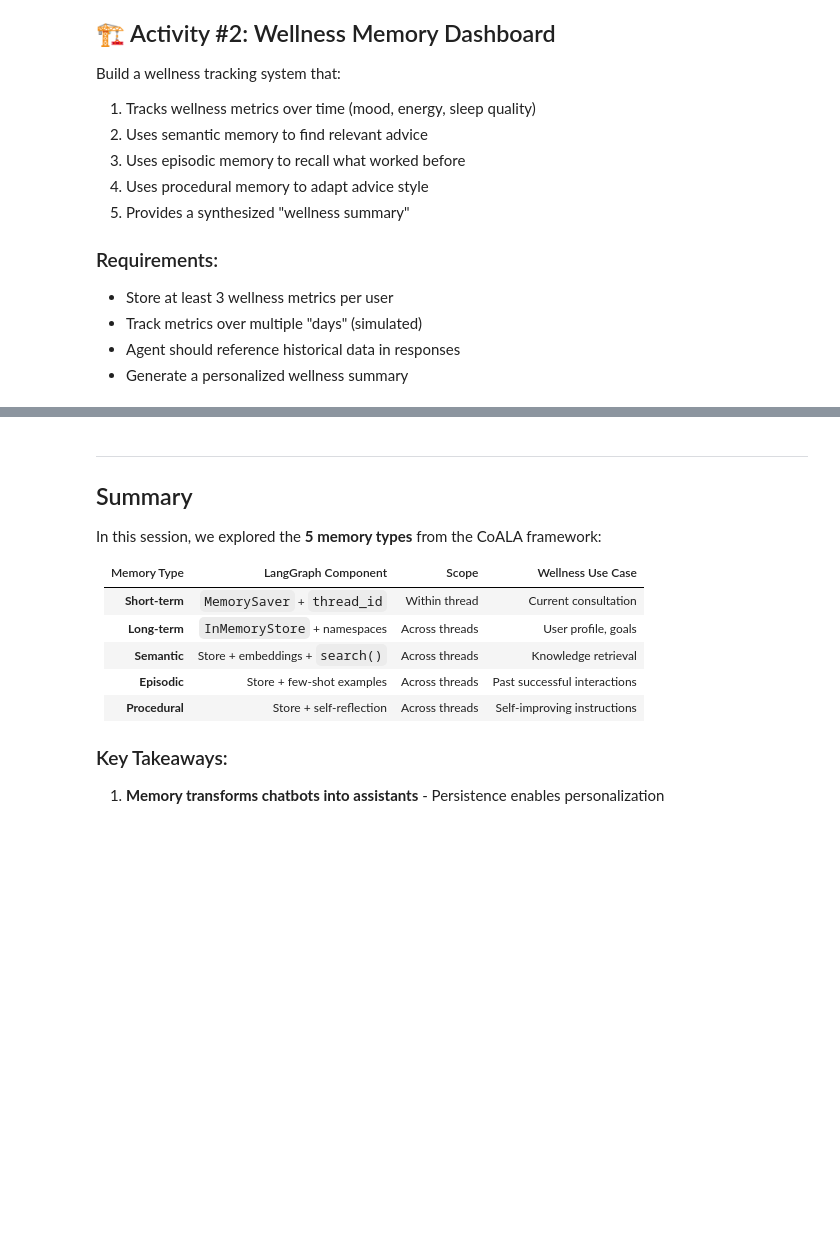
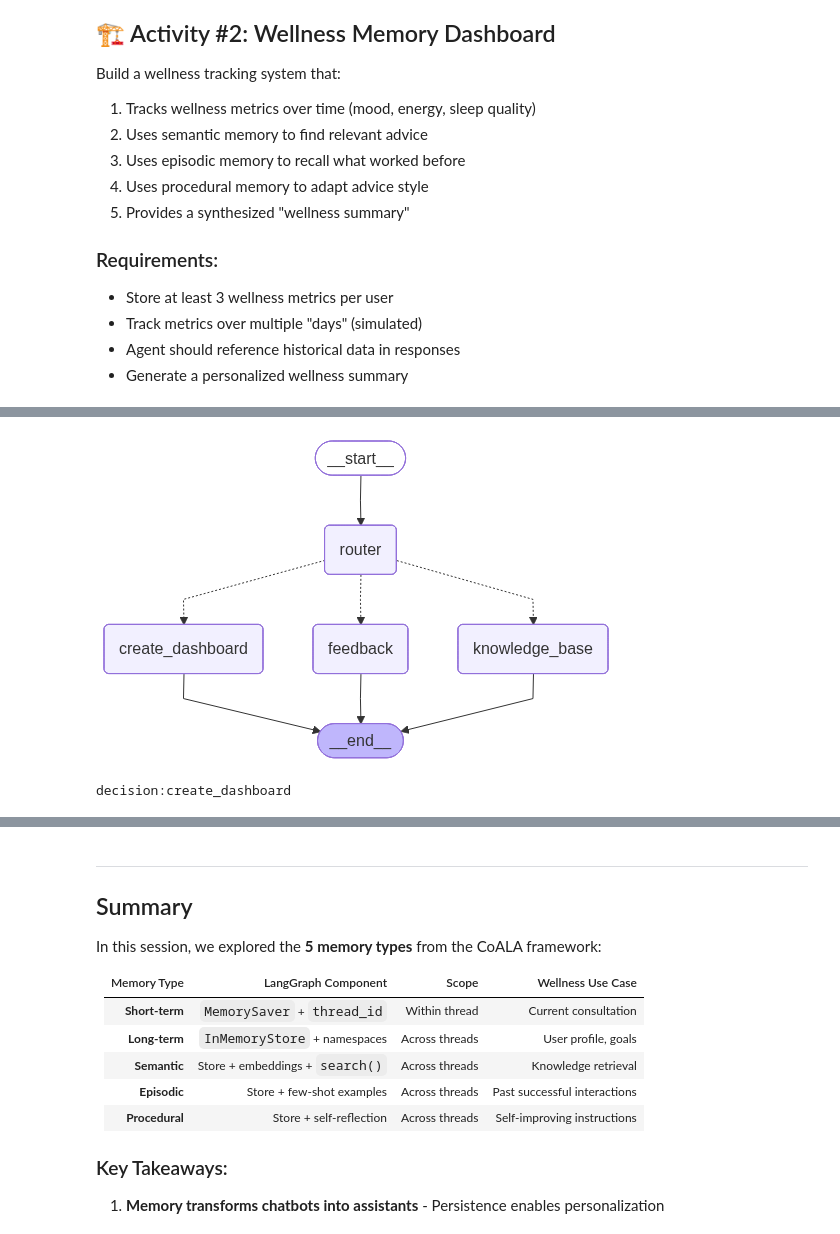
Before and after one commit to stevejgoodman/AIE9, a Jupyter notebook: 06_Agent_Memory/Agent_Memory_Assignment.ipynb, the cells around one changed output, grey strips where cells are left out. Cells and saved outputs as stored; diff of their text form; code cells hidden in the pictures; blank space fills up the shorter version.

Commit message:
Assignment6 mostly done just some memorystore issues outstading

```diff
--- a/06_Agent_Memory/Agent_Memory_Assignment.ipynb
+++ b/06_Agent_Memory/Agent_Memory_Assignment.ipynb
@@ -815,7 +762,6 @@ def wellness_assistant_node(state: MemoryState, store: BaseStore):
 # %%
 # Define the graph
 state = MemoryState()
-store = InMemoryStore()
 # instatiate wellness profiles
 store_wellness_profile(store, user_id="dave", user_profile=user_profile_dave)
 
@@ -836,9 +782,6 @@ builder.add_edge(START, "wellness_assistant")
 builder.add_edge("update_profile", END)
 
 
-
-
-
 # Compile the graph with the checkpointer fir and store
 assistant = builder.compile(checkpointer=st_memory, store=store)
 
@@ -1774,0 +1949,29 @@ def get_wellness_history(store, user_id: str, metric_type: str = None, days: int
+# %%
+def feedback_node(state: WellnessState, store: BaseStore):
+    """Update procedural memory based on feedback."""
+
+    feedback = state.get("feedback", "")
+    if not feedback:
+        return {}
+
+    store.get(("agent", "instructions"), "create_dashboard")
+    item = store.get(("agent", "instructions"), "create_dashboard")
+    if item is None:
+        return {}
+
+    current = item.value
+    reflection_prompt = f"""Update these instructions based on feedback:
+
+Current: {current}
+Feedback: {feedback}
+
+Output only the updated instructions."""
+
+    response = llm.invoke([HumanMessage(content=reflection_prompt)])
+    store.put(
+        ("agent", "instructions"),
+        "create_dashboard",
+        response.content
+    )
+    print(f"Procedural memory updated")
+    return {}
@@ -1774,0 +2024,17 @@ def get_wellness_history(store, user_id: str, metric_type: str = None, days: int
+# %%
+display(Image(dashboard_graph.get_graph(xray=1).draw_mermaid_png()))
+# %% [output]
+[figure, added]
+# %%
+user_query = "build me a dashboard of my wellness metrics"
+config = {"configurable": {"thread_id": "wellness_thread_8"}}
+result = dashboard_graph.invoke(
+    {
+        "messages": [HumanMessage(content=user_query)],
+        "metrics" : metrics_data,
+        "user_id" : "steve",
+        "feedback": ""
+    }, config = config
+)
+# %% [output]
+decision:create_dashboard
```
Also changed, not shown: parts of 47 cells of this notebook, 2 other files.
